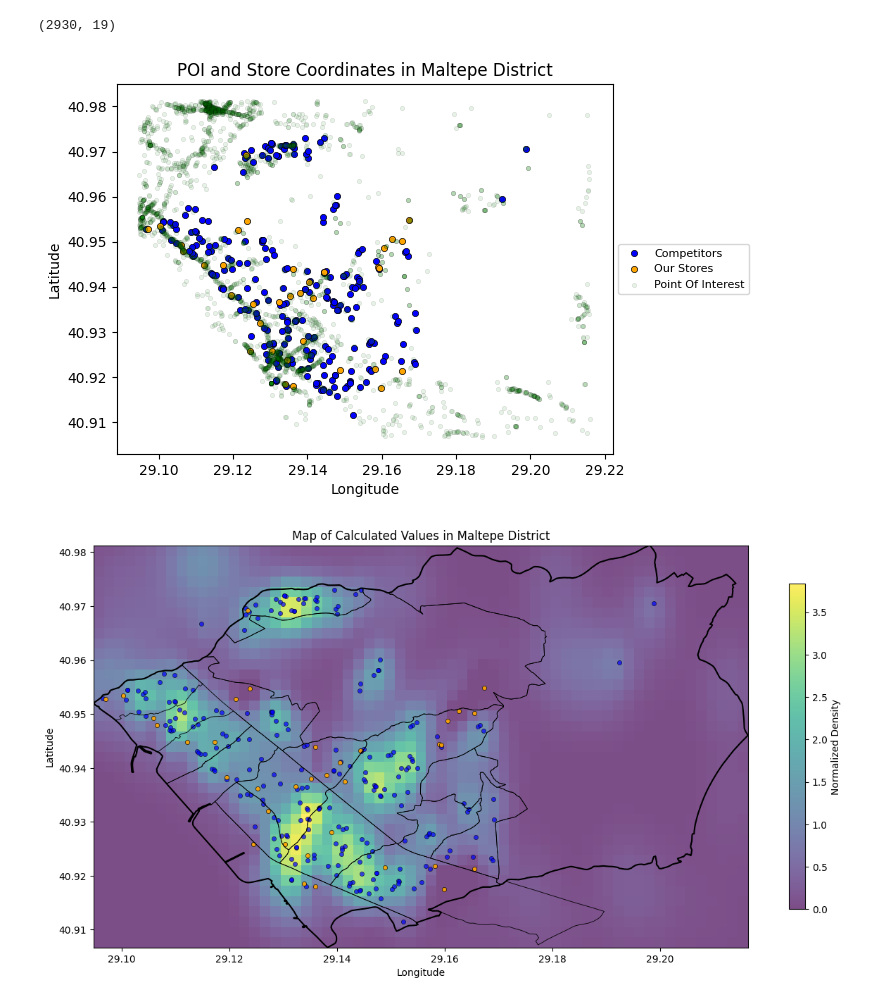
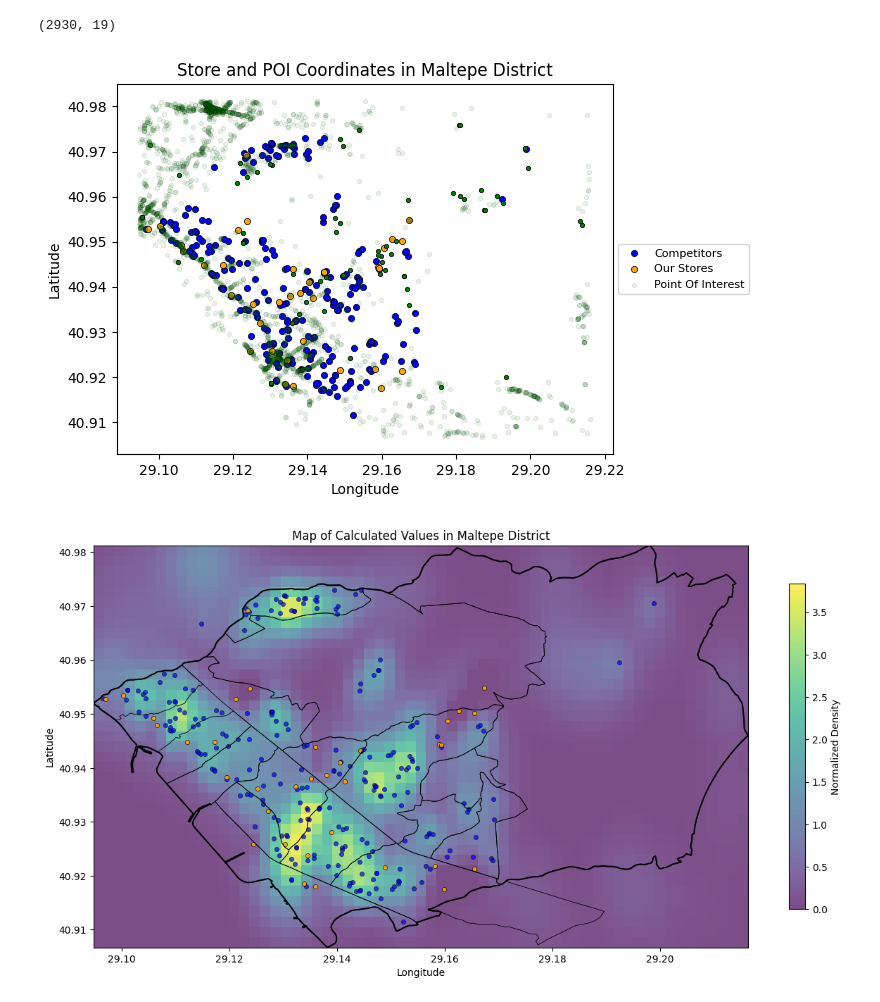
Before and after one commit to umutky/bitirme_projesi, a Jupyter notebook: bitirme_projesi_SpringSemester.ipynb, the cells around one changed output. Saved outputs shown, nothing was run; the diff lists cells and outputs as text; code cells hidden in the pictures.

```diff
--- a/bitirme_projesi_SpringSemester.ipynb
+++ b/bitirme_projesi_SpringSemester.ipynb
@@ -849,28 +849,28 @@ print(gdf.shape)
 # %%
 tum_rakipler_coords = tum_rakipler[['longitude', 'latitude']].values
 duraklar_coords = maltepe_duraklar[['longitude', 'latitude']].values
 kendi_magazalarimiz = migros_df[['Longitude', 'Latitude']].values
 yeni_poi_coords = gdf[['longitude', 'latitude']].values
 
 # POI ve mağaza koordinatları
 # Koordinatların scatter plot ile eklenmesi
 plt.scatter(tum_rakipler_coords[:, 0], tum_rakipler_coords[:, 1], color='blue', label='Competitors', marker='o', edgecolors='black', linewidth=.5, s=20)
 plt.scatter(kendi_magazalarimiz[:, 0], kendi_magazalarimiz[:, 1], color='orange', label='Our Stores', marker='o', edgecolors='black', linewidth=.5, s=20)
 plt.scatter(yeni_poi_coords[:, 0], yeni_poi_coords[:, 1], color='green', label='Point Of Interest', marker='o', edgecolors='black', linewidth=.5, s=10, alpha=0.1)
-plt.scatter(duraklar_coords[:, 0], duraklar_coords[:, 1], color='green', marker='o', edgecolors='black', linewidth=.5, s=10, alpha=0.3)
+plt.scatter(duraklar_coords[:, 0], duraklar_coords[:, 1], color='green', marker='o', edgecolors='black', linewidth=.5, s=10, alpha=1)
 
 # Başlık ve legend ekleme
-plt.title('POI and Store Coordinates in Maltepe District', fontsize=12)
+plt.title('Store and POI Coordinates in Maltepe District', fontsize=12)
 plt.xlabel('Longitude', fontsize=10)
 plt.ylabel('Latitude', fontsize=10)
 
 # Legend duzenleyelim.
 plt.legend(loc='center left', bbox_to_anchor=(1, 0.5), fontsize=8)
 
 plt.grid(False)
 plt.show()
 # %% [output]
-[figure, old version]
+[figure, new version]
 # %%
 from sklearn.preprocessing import MinMaxScaler
 
```
Also changed, not shown: parts of 2 cells of this notebook, 2 other files.
